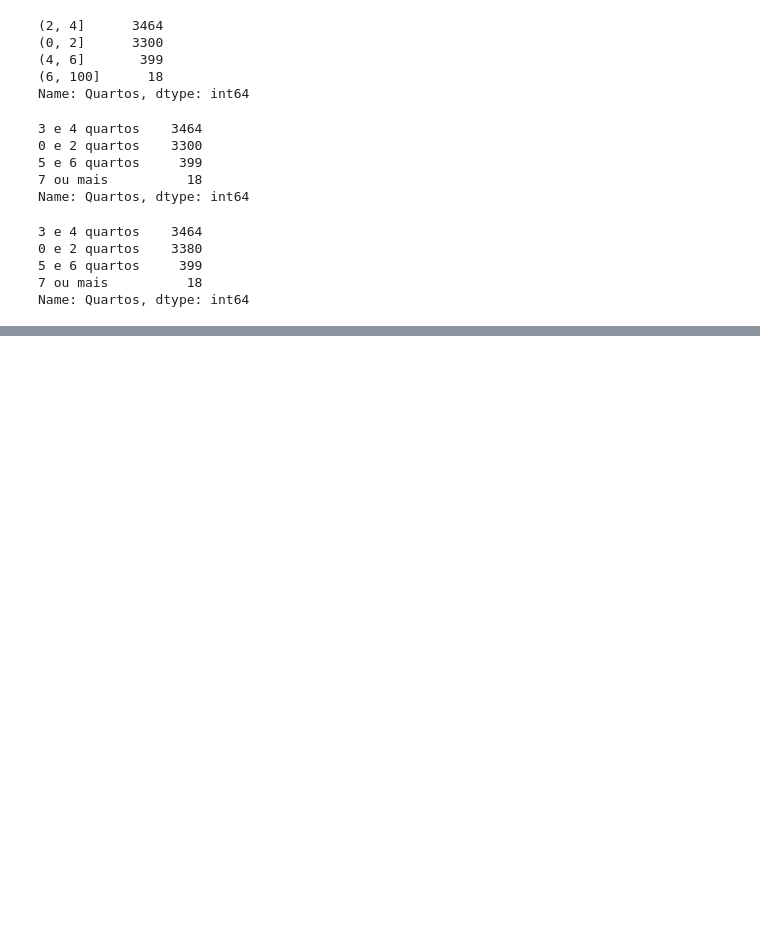
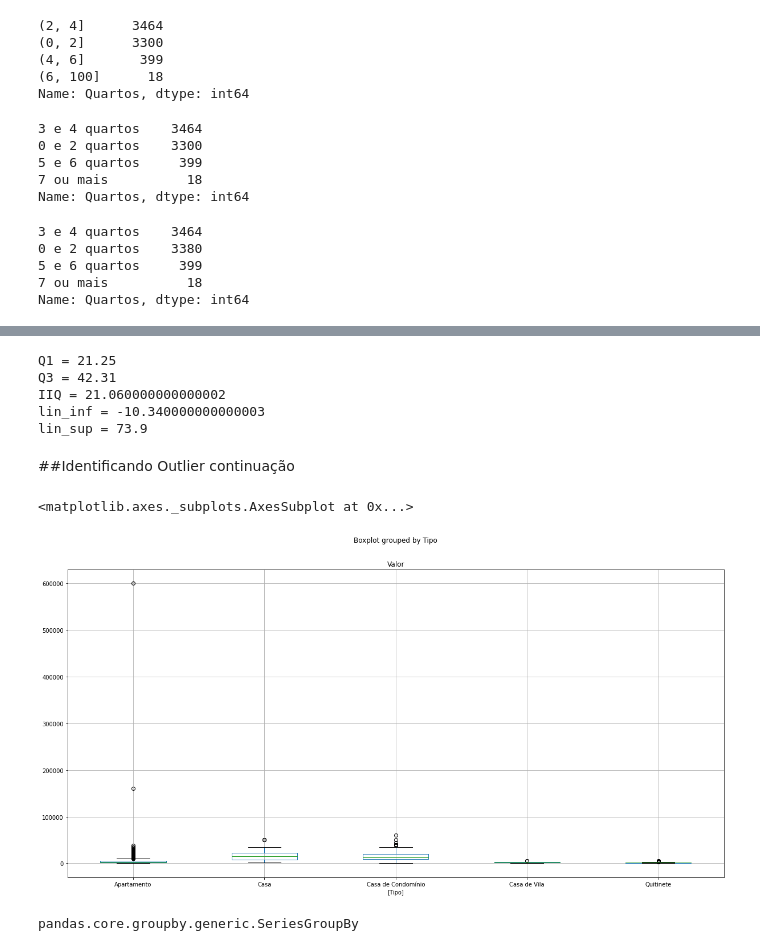
Before and after one commit to andrade-lcs/Data_Science_alura, a Jupyter notebook: pandas_alura.ipynb, the cells around one changed output, grey strips where cells are left out. Cells and saved outputs as stored; diff of their text form; code cells hidden in the pictures; blank space fills up the shorter version.

```diff
--- a/pandas_alura.ipynb
+++ b/pandas_alura.ipynb
@@ -999,0 +1090,29 @@ Name: Quartos, dtype: int64
+# %%
+Q1 = valor.quantile(.25)
+Q3 = valor.quantile(.75)
+IIQ = Q3-Q1
+lin_inf = Q1-1.5*IIQ
+lin_sup = Q3+1.5*IIQ
+print(f'Q1 = {Q1}')
+print(f'Q3 = {Q3}')
+print(f'IIQ = {IIQ}')
+print(f'lin_inf = {lin_inf}')
+print(f'lin_sup = {lin_sup}')
+# %% [output]
+Q1 = 21.25
+Q3 = 42.31
+IIQ = 21.060000000000002
+lin_inf = -10.340000000000003
+lin_sup = 73.9
+# %% [markdown]
+##Identificando Outlier continuação
+# %%
+dados_4.boxplot(['Valor'], by = ['Tipo'])
+# %% [output]
+<matplotlib.axes._subplots.AxesSubplot at 0x...>
+[figure, added]
+# %%
+grupo_tipo = dados_4.groupby('Tipo')['Valor']
+type(grupo_tipo)
+# %% [output]
+pandas.core.groupby.generic.SeriesGroupBy
```
Also changed, not shown: parts of 25 cells of this notebook.
